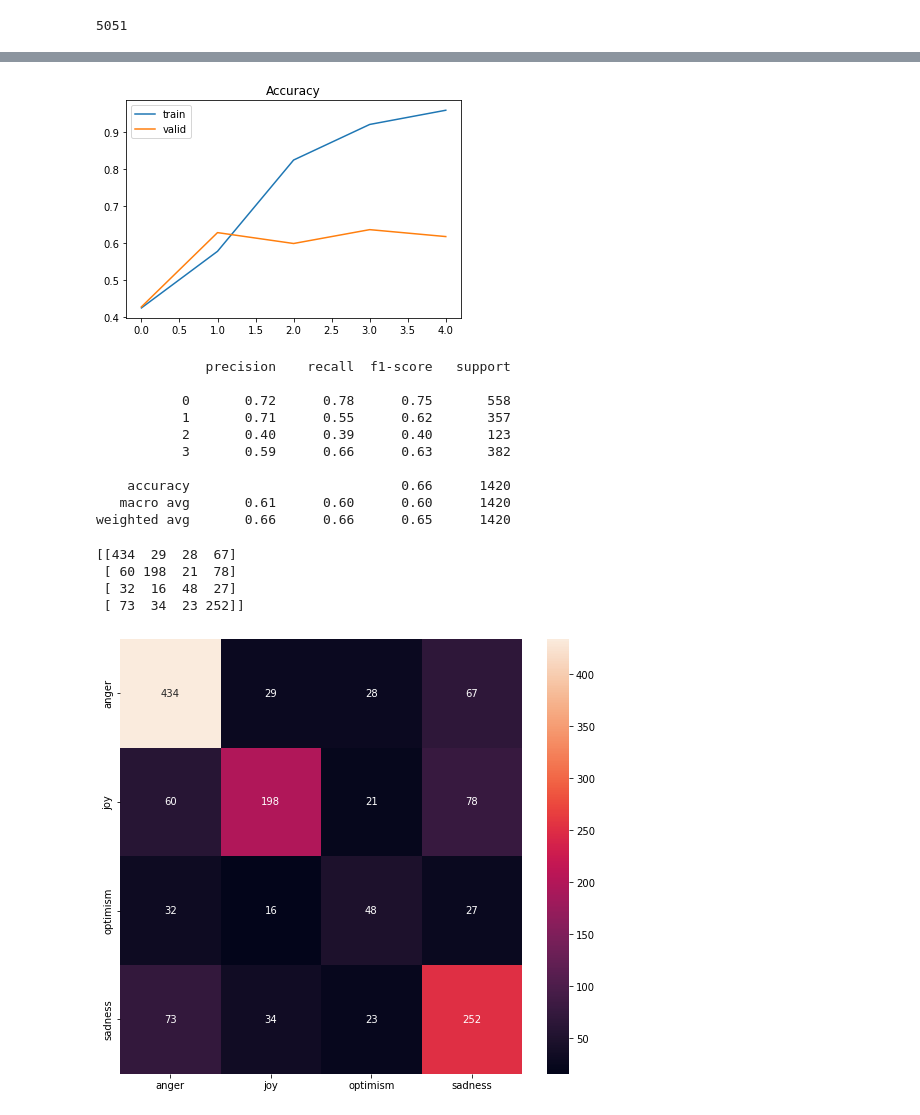
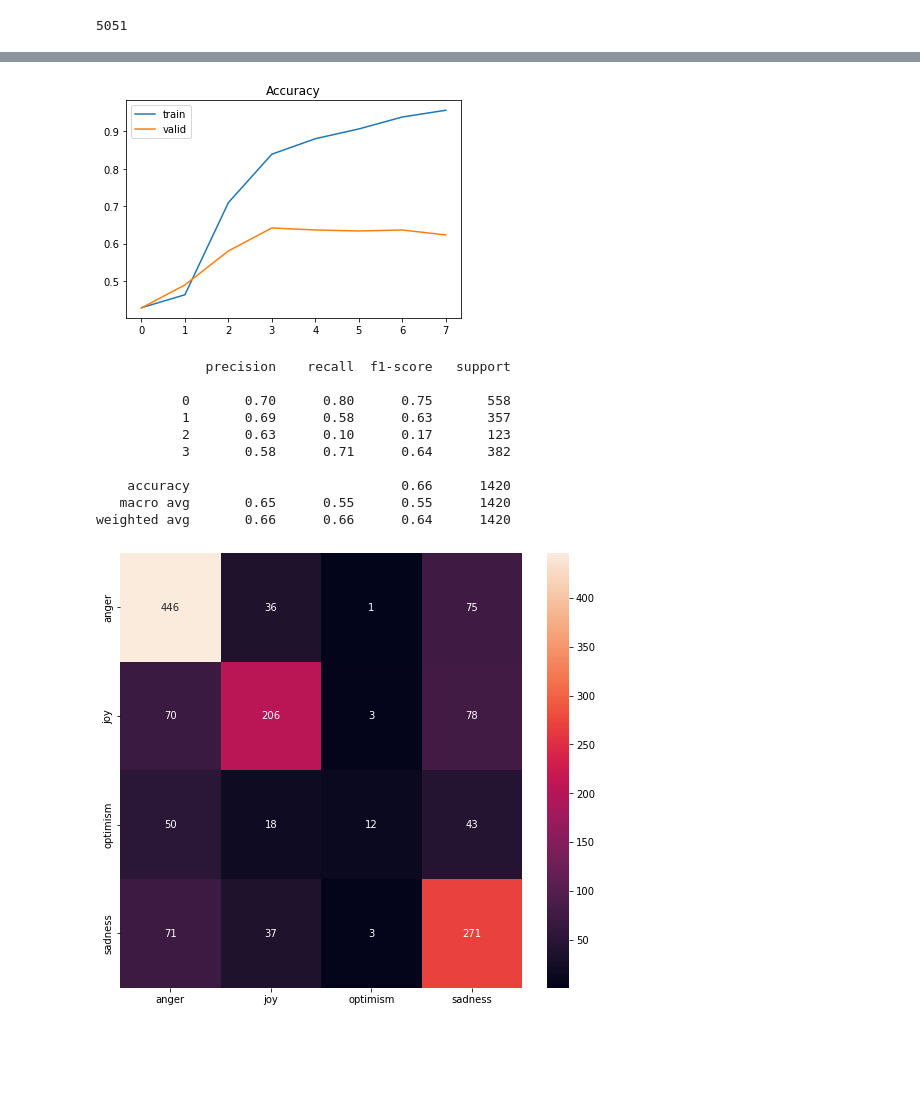
Before and after one commit to gundruke/FAA-project-2, a Jupyter notebook: LSTM.ipynb, the cells around one changed output, grey strips where cells are left out. Saved outputs shown, nothing was run; the diff lists cells and outputs as text; code cells hidden in the pictures; blank space fills up the shorter version.

Commit message:
LSTM UPDATE : added testings

```diff
--- a/LSTM.ipynb
+++ b/LSTM.ipynb
@@ -82,10 +82,13 @@ len(X_train)+len(X_test)+len(X_valid)
 # %% [output]
 5051
 # %%
-model = Sequential()
-model.add(Embedding(MAX_NB_WORDS, EMBEDDING_DIM, input_length=X_train.shape[1] + X_test.shape[1]))
-model.add(SpatialDropout1D(0.2))
-model.add(LSTM(100, dropout=0.2, recurrent_dropout=0.2))
-model.add(Dense(4, activation="softmax"))
-model.compile(loss="categorical_crossentropy", optimizer="adam", metrics=["accuracy"])
-print(model.summary())
+def make_model(units, dropout, recurrent_dropout):
+    model = Sequential()
+    model.add(Embedding(MAX_NB_WORDS, EMBEDDING_DIM, input_length=X_train.shape[1]))
+    model.add(SpatialDropout1D(0.2))
+    model.add(LSTM(units, dropout=dropout, recurrent_dropout=recurrent_dropout))
+    model.add(Dense(4, activation="softmax"))
+    model.compile(loss="categorical_crossentropy", optimizer="adam", metrics=["accuracy"])
+    print(model.summary())
+
+    return model
@@ -118,0 +95,2 @@ array([[   0,    0,    0, ...,  136,   43,   15],
+# %%
+model_1 = make_model(10, 0.2, 0.2)
@@ -120,7 +125,7 @@ array([[   0,    0,    0, ...,  136,   43,   15],
 epochs = 10
 batch_size = 64
 
-history = model.fit(X_train, Y_train,
+history = model_1.fit(X_train, Y_train,
                     epochs=epochs, batch_size=batch_size,
                     validation_data=(X_valid, Y_valid),
                     callbacks=[EarlyStopping(monitor="val_loss", patience=3, min_delta=0.0001)]
@@ -161,4 +170,4 @@ plt.plot(history.history['val_accuracy'], label='valid')
 plt.legend()
 plt.show();
 # %% [output]
-[figure, old version]
+[figure, new version]
@@ -168,29 +174,24 @@ y_true = list(df_test["label"])
-# %%
-print(classification_report(y_true, y_pred))
-# %% [output]
-              precision    recall  f1-score   support
-
-           0       0.72      0.78      0.75       558
-           1       0.71      0.55      0.62       357
-           2       0.40      0.39      0.40       123
-           3       0.59      0.66      0.63       382
-
-    accuracy                           0.66      1420
-   macro avg       0.61      0.60      0.60      1420
-weighted avg       0.66      0.66      0.65      1420
-# %%
-print(confusion_matrix(y_true, y_pred))
-# %% [output]
-[[434  29  28  67]
- [ 60 198  21  78]
- [ 32  16  48  27]
- [ 73  34  23 252]]
 # %%
+y_pred = np.argmax(model_1.predict(X_test), axis=-1)
+y_true = list(df_test["label"])
+
+print(classification_report(y_true, y_pred))
+
 fig, ax = plt.subplots(figsize=(9,8))
 sns.heatmap(confusion_matrix(y_true, y_pred), annot=True, fmt="d",
             xticklabels=["anger", "joy", "optimism", "sadness"],
             yticklabels=["anger", "joy", "optimism", "sadness"],
             ax=ax)
 plt.show()
 # %% [output]
+              precision    recall  f1-score   support
+
+           0       0.70      0.80      0.75       558
+           1       0.69      0.58      0.63       357
+           2       0.63      0.10      0.17       123
+           3       0.58      0.71      0.64       382
+
+    accuracy                           0.66      1420
+   macro avg       0.65      0.55      0.55      1420
+weighted avg       0.66      0.66      0.64      1420
-[figure, old version]
+[figure, new version]
```
Also changed, not shown: parts of 31 cells of this notebook, 3 other files.
